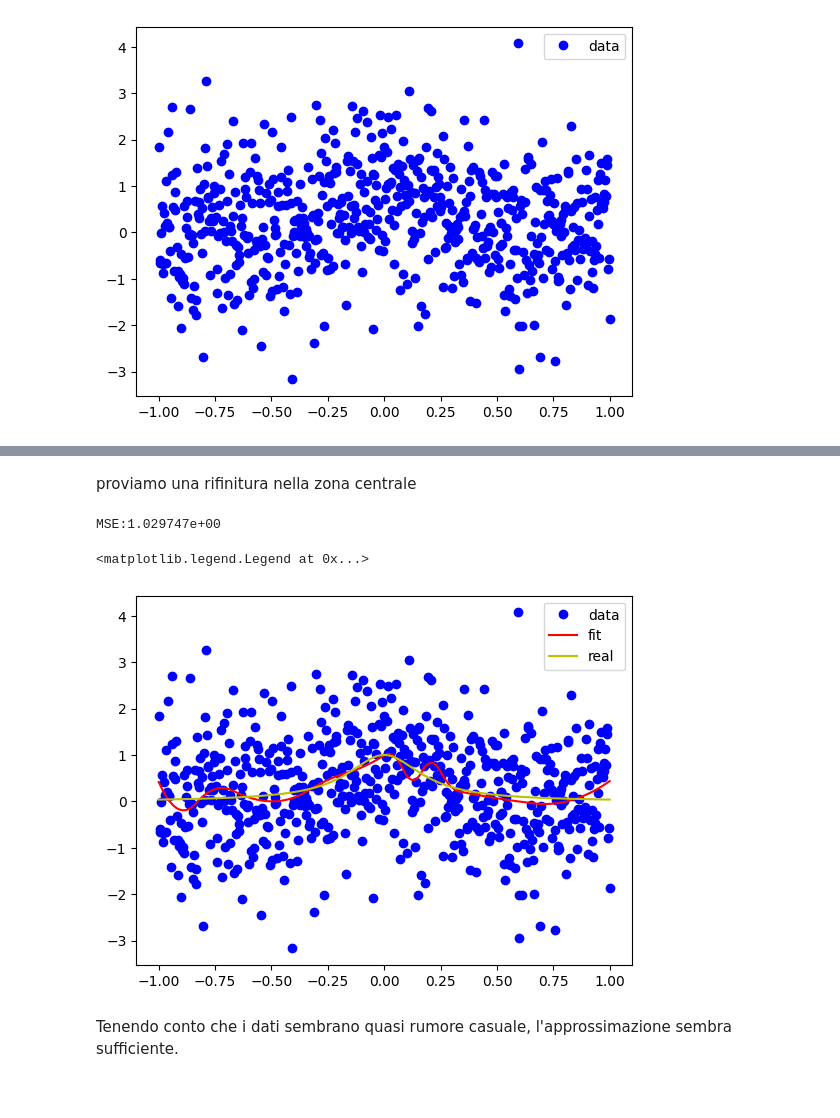
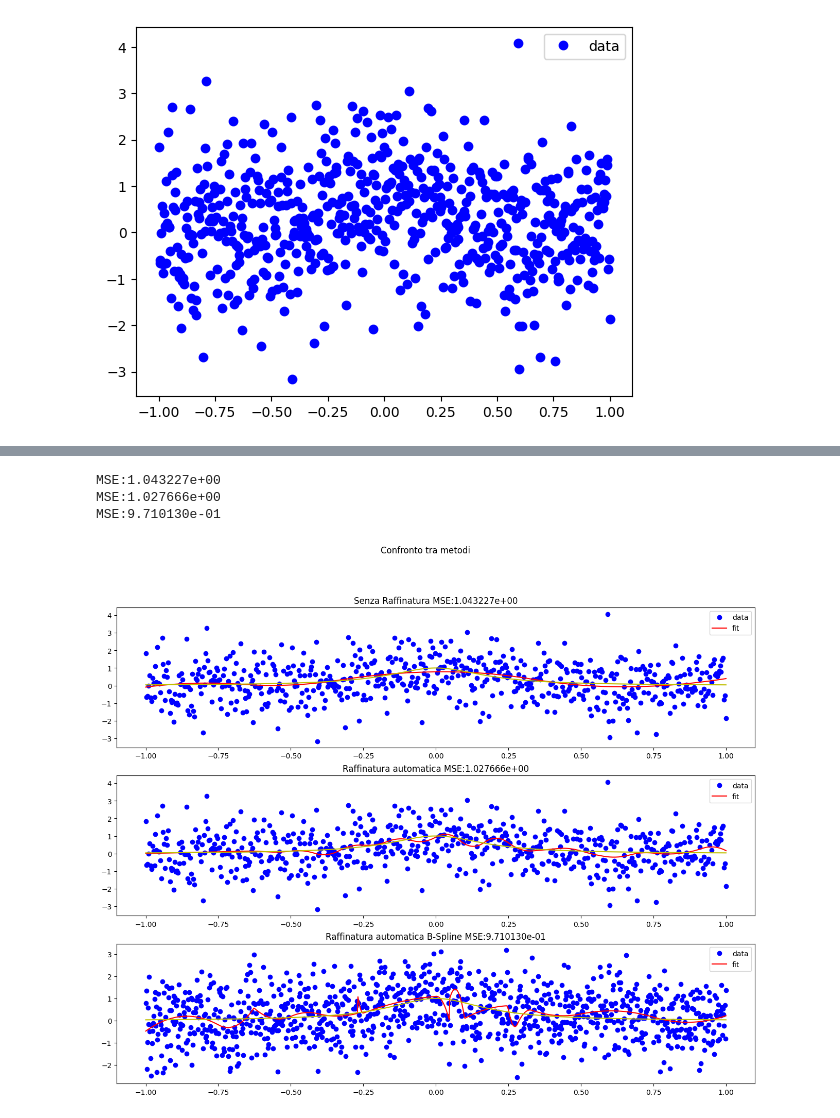
Before and after one commit to cMancio00/B-Spline, a Jupyter notebook: esempi.ipynb, the cells around one changed output, grey strips where cells are left out. Cells and saved outputs as stored; diff of their text form; code cells hidden in the pictures.

```diff
--- a/esempi.ipynb
+++ b/esempi.ipynb
@@ -449,12 +430,42 @@ MSE:1.035010e+00
-# %% [markdown]
-proviamo una rifinitura nella zona centrale
-# %%
-model.refine((0,0.25)).plot()
-plt.plot(x, y_real, "y-", label="real")
-plt.legend(loc="best")
-# %% [output]
-MSE:1.029747e+00
-<matplotlib.legend.Legend at 0x...>
-[figure, removed]
-# %% [markdown]
-Tenendo conto che i dati sembrano quasi rumore casuale, l'approssimazione sembra sufficiente.
+# %%
+model = Model(
+    base=hb,
+    data=data
+).fit()
+
+fig, ax = plt.subplots(3, 1, figsize=(16,12))
+model.plot(ax[0])
+ax[0].plot(x, y_real, "y-", label="real")
+ax[0].set_title("Senza Raffinatura"+" MSE:"+"{:e}".format(model.mse))
+
+model.iterative_refine().plot(ax[1])
+ax[1].plot(x, y_real, "y-", label="real")
+ax[1].set_title("Raffinatura automatica"+" MSE:"+"{:e}".format(model.mse))
+
+#Base B-Spline
+base  = B_Spline(
+    knots= [-1,-1,-1,-0.75,-0.5,-0.25,0,0.25,0.5,0.75,1,1,1],
+    order=3
+)
+samples = np.shape(base.compute_base().get_collocation_matrix())[1]
+x = np.linspace(-1, 1, samples)
+y_real = runge_function(x)
+y = y_real + np.random.normal(0, 1, len(x))
+data = np.matrix([x, y]).T
+
+c = Model(
+    base=base,
+    data=data
+).fit().iterative_refine()
+
+c.plot(ax[2])
+ax[2].plot(x, y_real, "y-", label="real")
+ax[2].set_title("Raffinatura automatica B-Spline"+" MSE:"+"{:e}".format(c.mse))
+
+plt.suptitle("Confronto tra metodi")
+plt.show()
+# %% [output]
+MSE:1.043227e+00
+MSE:1.027666e+00
+MSE:9.710130e-01
+[figure, added]
```
Also changed, not shown: parts of 11 cells of this notebook, 5 other files.
